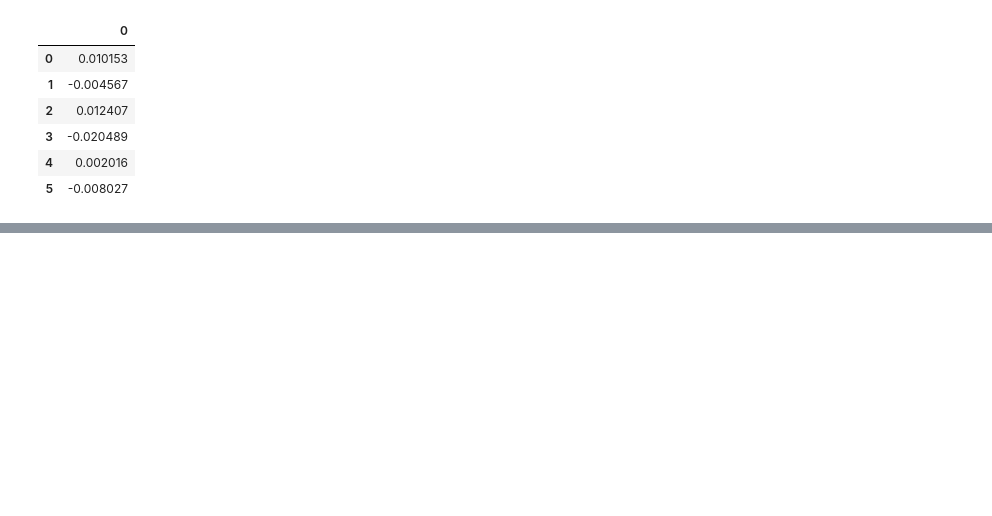
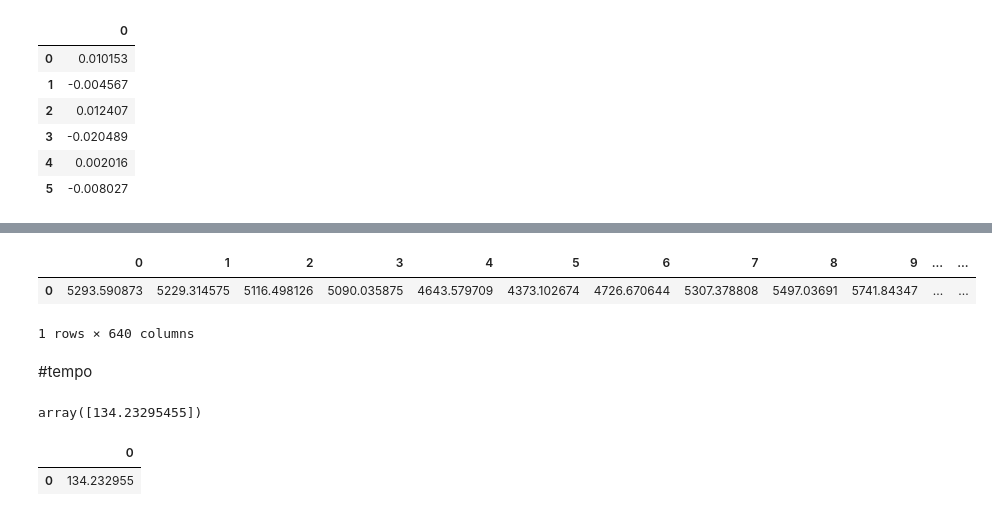
Before and after one commit to Anusarakh/thesis, a Jupyter notebook: music_Ex_test.ipynb, the cells around one changed output, grey strips where cells are left out. Drawn from its saved outputs; the diff is of its cells as text; code cells hidden in the pictures; blank space fills up the shorter version.

```diff
--- a/music_Ex_test.ipynb
+++ b/music_Ex_test.ipynb
@@ -249,0 +252,2 @@ df_tonneztScaled
+# %%
+spectral_bandwidth = librosa.feature.spectral_bandwidth(y=y, sr=44100, S=None)
@@ -249,0 +274,23 @@ df_tonneztScaled
+# %%
+df_spectral_bandwidth = pd.DataFrame(spectral_bandwidth)
+df_spectral_bandwidth
+# %% [output]
+|  | 0 | 1 | 2 | 3 | 4 | 5 | 6 | 7 | 8 | 9 | ... | ... |
+| 0 | 5293.590873 | 5229.314575 | 5116.498126 | 5090.035875 | 4643.579709 | 4373.102674 | 4726.670644 | 5307.378808 | 5497.03691 | 5741.84347 | ... | ... |
+1 rows × 640 columns
+# %% [markdown]
+#tempo
+# %%
+tempo = librosa.feature.tempo(y=y, sr=44100,onset_envelope=None,
+                              tg=None, hop_length=256, start_bpm=120,
+                              std_bpm=1.0, ac_size=8.0, max_tempo=320.0,
+                              prior=None)
+tempo
+# %% [output]
+array([134.23295455])
+# %%
+df_tempo = pd.DataFrame(tempo)
+df_tempo
+# %% [output]
+|  | 0 |
+| 0 | 134.232955 |
```
Also changed, not shown: parts of 2 cells of this notebook.
